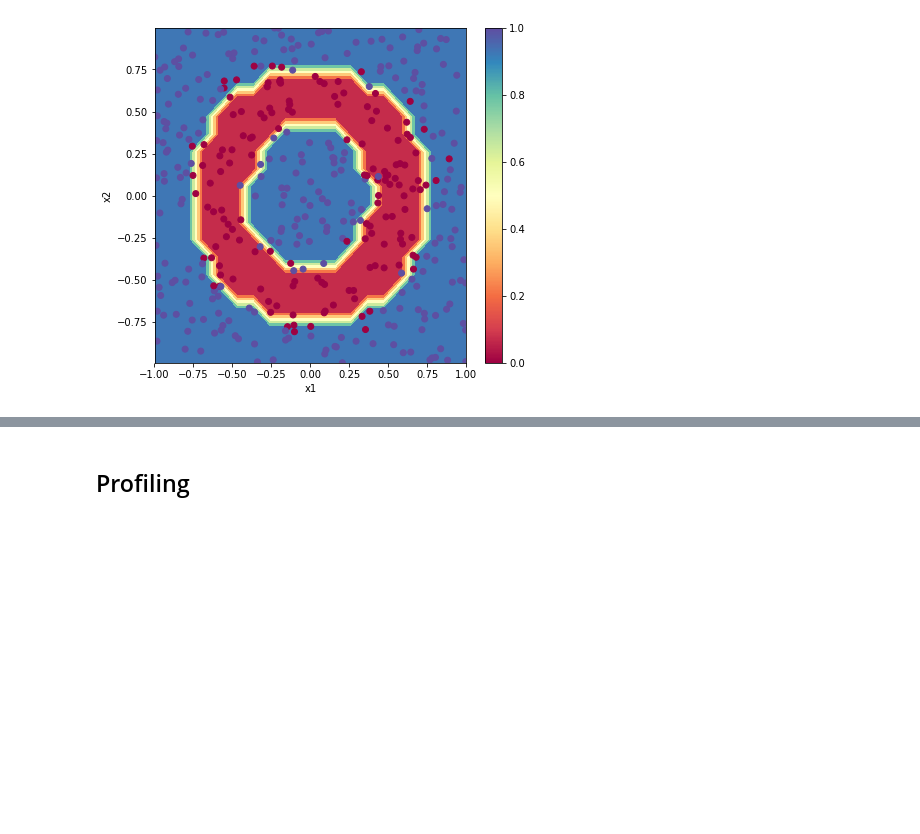
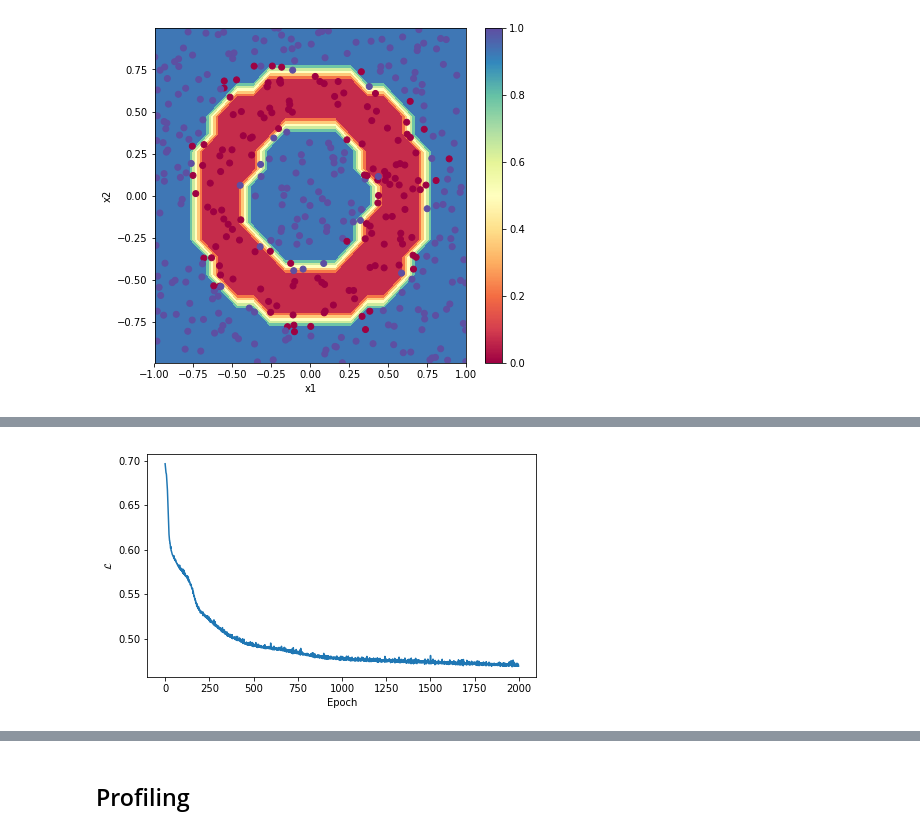
Before and after one commit to fancompute/neuroptica-notebooks, a Jupyter notebook: ONN_simulations.ipynb, the cells around one changed output, grey strips where cells are left out. Saved outputs shown, nothing was run; the diff lists cells and outputs as text; code cells hidden in the pictures; blank space fills up the shorter version.

```diff
--- a/ONN_simulations.ipynb
+++ b/ONN_simulations.ipynb
@@ -129,0 +150,31 @@ plot_planar_boundary(X_formatted, Y_formatted, model)
+# %%
+N = 4
+mask = 10.0 * np.ones(N)
+
+model = neu.Sequential([
+    neu.ClementsLayer(N),
+    neu.Activation(neu.ElectroOpticActivation(N, **eo_settings)),
+    neu.ClementsLayer(N),
+    neu.Activation(neu.ElectroOpticActivation(N, **eo_settings)),
+    neu.ClementsLayer(N),
+    neu.Activation(neu.ElectroOpticActivation(N, **eo_settings)),
+    neu.ClementsLayer(N),
+    neu.Activation(neu.AbsSquared(N)),
+    neu.DropMask(N, keep_ports=[0,1])
+])
+
+P0 = 3
+X_formatted = np.array(np.pad(X, ((0,0),(0,N-2)), mode="constant"))
+for i, x in enumerate(X_formatted):
+    X_formatted[i][2] = np.sqrt(P0 - np.sum(x**2))
+X_formatted = X_formatted.T
+Y_formatted = Y.T
+
+# opt = neu.InSituGradientDescent(model, neu.CategoricalCrossEntropy, learning_rate=0.005)
+opt = neu.InSituAdam(model, neu.CategoricalCrossEntropy, step_size=0.002)
+losses = opt.fit(X_formatted, Y_formatted, epochs=2000, batch_size=50)
+plt.plot(losses)
+plt.xlabel("Epoch")
+plt.ylabel("$\mathcal{L}$")
+plt.show()
+# %% [output]
@@ -129,0 +182 @@ plot_planar_boundary(X_formatted, Y_formatted, model)
+[figure, added]
```
Also changed, not shown: parts of 10 cells of this notebook.
